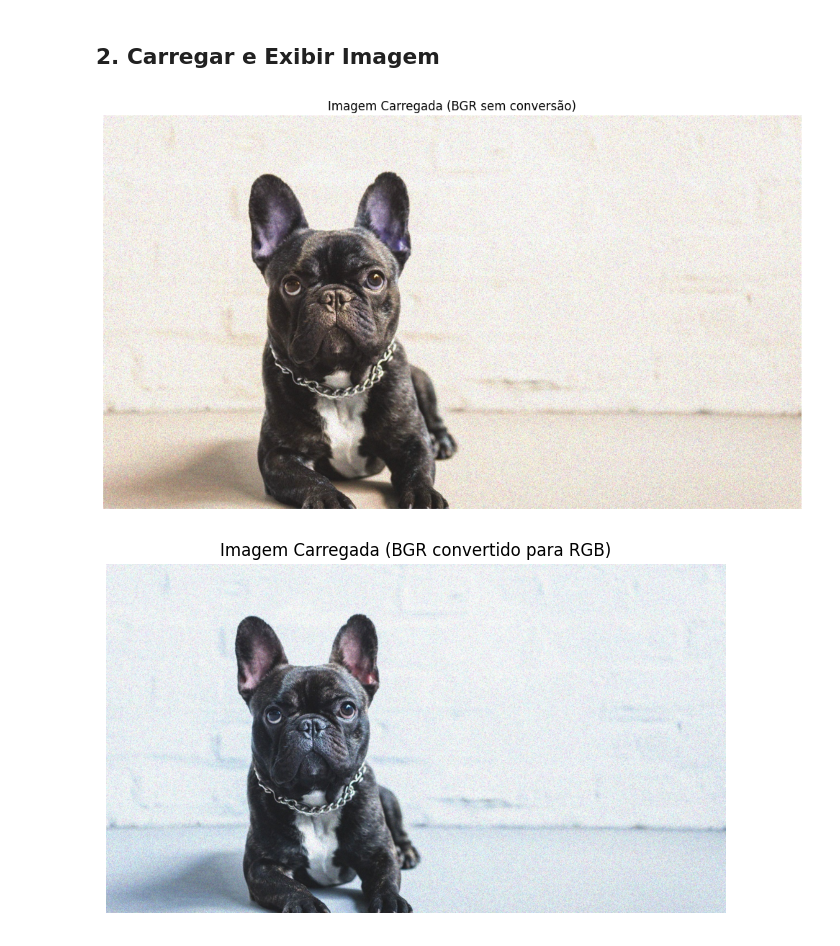
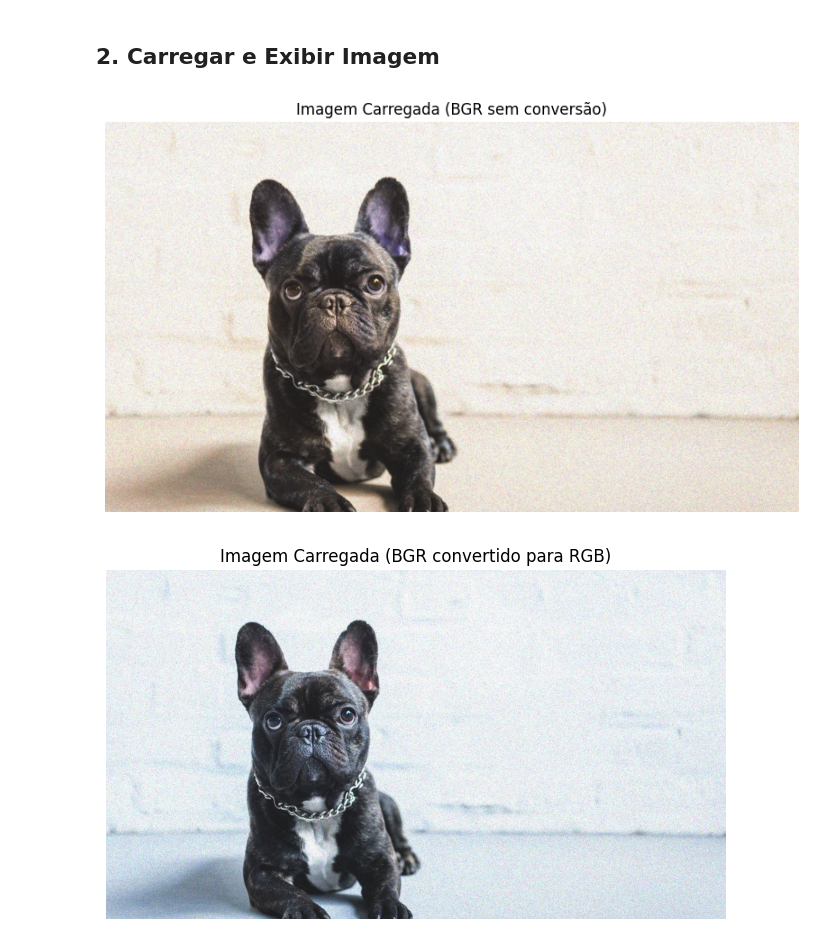
Before and after one commit to stefannevictoria/turtle-draw, a Jupyter notebook: edge-detection.ipynb, the cells around one changed output. Drawn from its saved outputs; the diff is of its cells as text; code cells hidden in the pictures.

```diff
--- a/edge-detection.ipynb
+++ b/edge-detection.ipynb
@@ -31,16 +31,16 @@ Bibliotecas importadas com sucesso!
 # %%
 # Carregar imagem
 img = cv2.imread("assets/dog.png")
 
 # Mostar a imagem carregada
-plt.figure(figsize=(10, 6))
+plt.figure(figsize=(8, 8))
 plt.imshow(img)
 plt.title('Imagem Carregada (BGR sem conversão)')
 plt.axis('off')
 plt.tight_layout()
 plt.show()
 # %% [output]
-[figure, old version]
+[figure, new version]
 # %%
 # Converter BGR para RGB (manualmente)
 img_rgb = img[:, :, ::-1]
```
Also changed, not shown: parts of 8 cells of this notebook.
